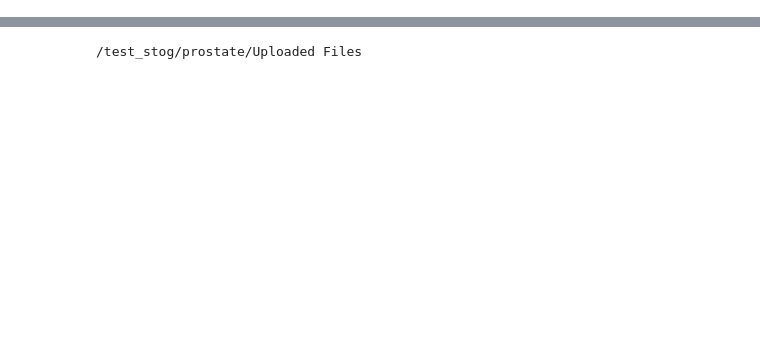
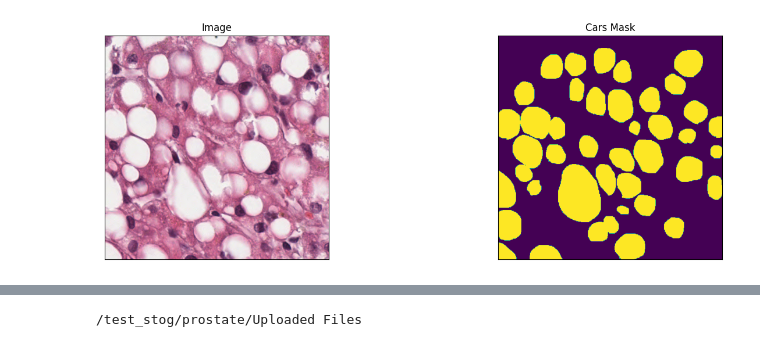
Before and after one commit to DeepMIALab/PathoSeg, a Jupyter notebook: original_relabelling.ipynb, the cells around one changed output, grey strips where cells are left out. Saved outputs shown, nothing was run; the diff lists cells and outputs as text; code cells hidden in the pictures; blank space fills up the shorter version.

```diff
--- a/original_relabelling.ipynb
+++ b/original_relabelling.ipynb
@@ -12 +93,8 @@ from sklearn.feature_extraction import image
+# %%
+visualize(
+    image=batch[0][0],
+    cars_mask=batch[1][0].squeeze(),
+    )
+# %% [output]
+[figure, added]
 # %%
```
Also changed, not shown: parts of 11 cells of this notebook, 13 other files.
